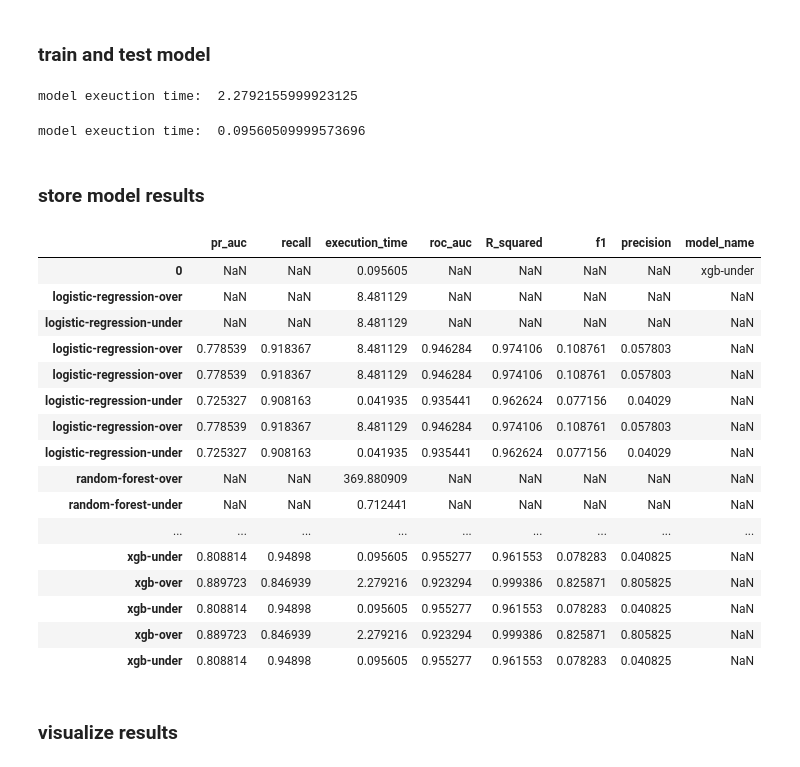
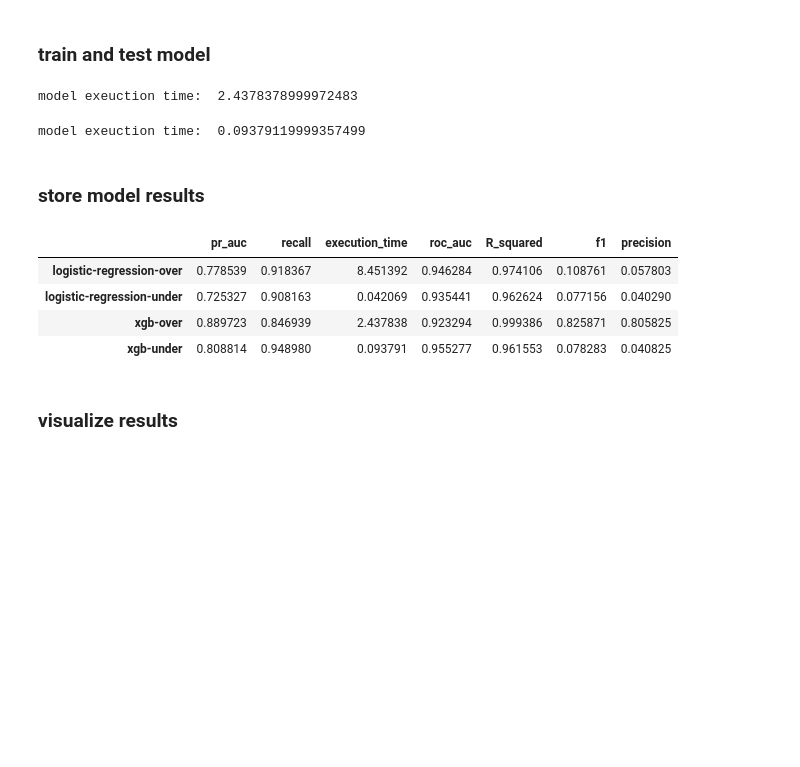
Before and after one commit to x81k25/fraud-detection, a Jupyter notebook: notebooks/03-classifiction.ipynb, the cells around one changed output. Drawn from its saved outputs; the diff is of its cells as text; code cells hidden in the pictures; blank space fills up the shorter version.

```diff
--- a/notebooks/03-classifiction.ipynb
+++ b/notebooks/03-classifiction.ipynb
@@ -336,9 +364,6 @@ rf_over_output = train_test_model(
     model_parameters={}
 )
 
-# create an empty row in the data from model results with the model name is it's index
-model_performance_results.loc[model_name, 'execution_time'] = rf_over_output["execution_time"]
-
 # print exeuction time
 print("oversampling exeuction time:  " + str(rf_over_output["execution_time"]))
 # %% [output]
@@ -356,8 +381,5 @@ rf_under_output = train_test_model(
     model_parameters={}
 )
 
-# create an empty row in the data from model results with the model name is it's index
-model_performance_results.loc[model_name, 'execution_time'] = rf_under_output["execution_time"]
-
 # print exeuction time
 print("oversampling exeuction time:  " + str(rf_under_output["execution_time"]))
@@ -435,13 +433,10 @@ xbg_over_output = train_test_model(
     model_parameters={'eval_metric':'mlogloss'}
 )
 
-# create an empty row in the data from model results with the model name is it's index
-model_performance_results.loc[model_name, 'execution_time'] = xbg_over_output["execution_time"]
-
 # print exeuction time
 print("model exeuction time:  " + str(xbg_over_output["execution_time"]))
 # %% [output]
-model exeuction time:  2.2792155999923125
+model exeuction time:  2.4378378999972483
 # %%
 # xgboost with over sampled data
 model_name = "xgb-under"
@@ -455,53 +450,38 @@ xbg_under_output = train_test_model(
     model_parameters={'eval_metric':'mlogloss'}
 )
 
-# create an empty row in the data from model results with the model name is it's index
-model_performance_results.loc[model_name, 'execution_time'] = xbg_under_output["execution_time"]
-
 # print exeuction time
 print("model exeuction time:  " + str(xbg_under_output["execution_time"]))
 # %% [output]
-model exeuction time:  0.09560509999573696
+model exeuction time:  0.09379119999357499
 # %% [markdown]
 ### store model results
 # %%
-# calculate and store model metrics for the over sampled random forest
-model_performance_results = pd.concat([
-    model_performance_results,
-    calculate_metrics(
-        model_output = xbg_over_output
-        ,y_test = y_test
-    )
-])
+# calculate the model metrics for the over sampled data
+model_metrics = calculate_metrics(
+    model_output = xbg_over_output
+    ,y_test = y_test
+)
 
-# calculate and store model metrics for the under sampled random forest
-model_performance_results = pd.concat([
-    model_performance_results,
-    calculate_metrics(
-        model_output = xbg_under_output
-        ,y_test = y_test
-    )
-])
+# add the metrics series to the data from at the give model name index
+model_performance_results.loc[model_metrics['model_index']] = model_metrics['model_performance_series']
+
+# calculate the model metrics for the under sampled data
+model_metrics = calculate_metrics(
+    model_output = xbg_under_output
+    ,y_test = y_test
+)
+
+# add the metrics series to the data from at the give model name index
+model_performance_results.loc[model_metrics['model_index']] = model_metrics['model_performance_series']
 
 display(model_performance_results)
 # %% [output]
-|  | pr_auc | recall | execution_time | roc_auc | R_squared | f1 | precision | model_name |
-| 0 | NaN | NaN | 0.095605 | NaN | NaN | NaN | NaN | xgb-under |
-| logistic-regression-over | NaN | NaN | 8.481129 | NaN | NaN | NaN | NaN | NaN |
-| logistic-regression-under | NaN | NaN | 8.481129 | NaN | NaN | NaN | NaN | NaN |
-| logistic-regression-over | 0.778539 | 0.918367 | 8.481129 | 0.946284 | 0.974106 | 0.108761 | 0.057803 | NaN |
-| logistic-regression-over | 0.778539 | 0.918367 | 8.481129 | 0.946284 | 0.974106 | 0.108761 | 0.057803 | NaN |
-| logistic-regression-under | 0.725327 | 0.908163 | 0.041935 | 0.935441 | 0.962624 | 0.077156 | 0.04029 | NaN |
-| logistic-regression-over | 0.778539 | 0.918367 | 8.481129 | 0.946284 | 0.974106 | 0.108761 | 0.057803 | NaN |
-| logistic-regression-under | 0.725327 | 0.908163 | 0.041935 | 0.935441 | 0.962624 | 0.077156 | 0.04029 | NaN |
-| random-forest-over | NaN | NaN | 369.880909 | NaN | NaN | NaN | NaN | NaN |
-| random-forest-under | NaN | NaN | 0.712441 | NaN | NaN | NaN | NaN | NaN |
-| ... | ... | ... | ... | ... | ... | ... | ... | ... |
-| xgb-under | 0.808814 | 0.94898 | 0.095605 | 0.955277 | 0.961553 | 0.078283 | 0.040825 | NaN |
-| xgb-over | 0.889723 | 0.846939 | 2.279216 | 0.923294 | 0.999386 | 0.825871 | 0.805825 | NaN |
-| xgb-under | 0.808814 | 0.94898 | 0.095605 | 0.955277 | 0.961553 | 0.078283 | 0.040825 | NaN |
-| xgb-over | 0.889723 | 0.846939 | 2.279216 | 0.923294 | 0.999386 | 0.825871 | 0.805825 | NaN |
-| xgb-under | 0.808814 | 0.94898 | 0.095605 | 0.955277 | 0.961553 | 0.078283 | 0.040825 | NaN |
+|  | pr_auc | recall | execution_time | roc_auc | R_squared | f1 | precision |
+| logistic-regression-over | 0.778539 | 0.918367 | 8.451392 | 0.946284 | 0.974106 | 0.108761 | 0.057803 |
+| logistic-regression-under | 0.725327 | 0.908163 | 0.042069 | 0.935441 | 0.962624 | 0.077156 | 0.040290 |
+| xgb-over | 0.889723 | 0.846939 | 2.437838 | 0.923294 | 0.999386 | 0.825871 | 0.805825 |
+| xgb-under | 0.808814 | 0.948980 | 0.093791 | 0.955277 | 0.961553 | 0.078283 | 0.040825 |
 # %% [markdown]
 ### visualize results
 # %%
```
Also changed, not shown: parts of 27 cells of this notebook.
